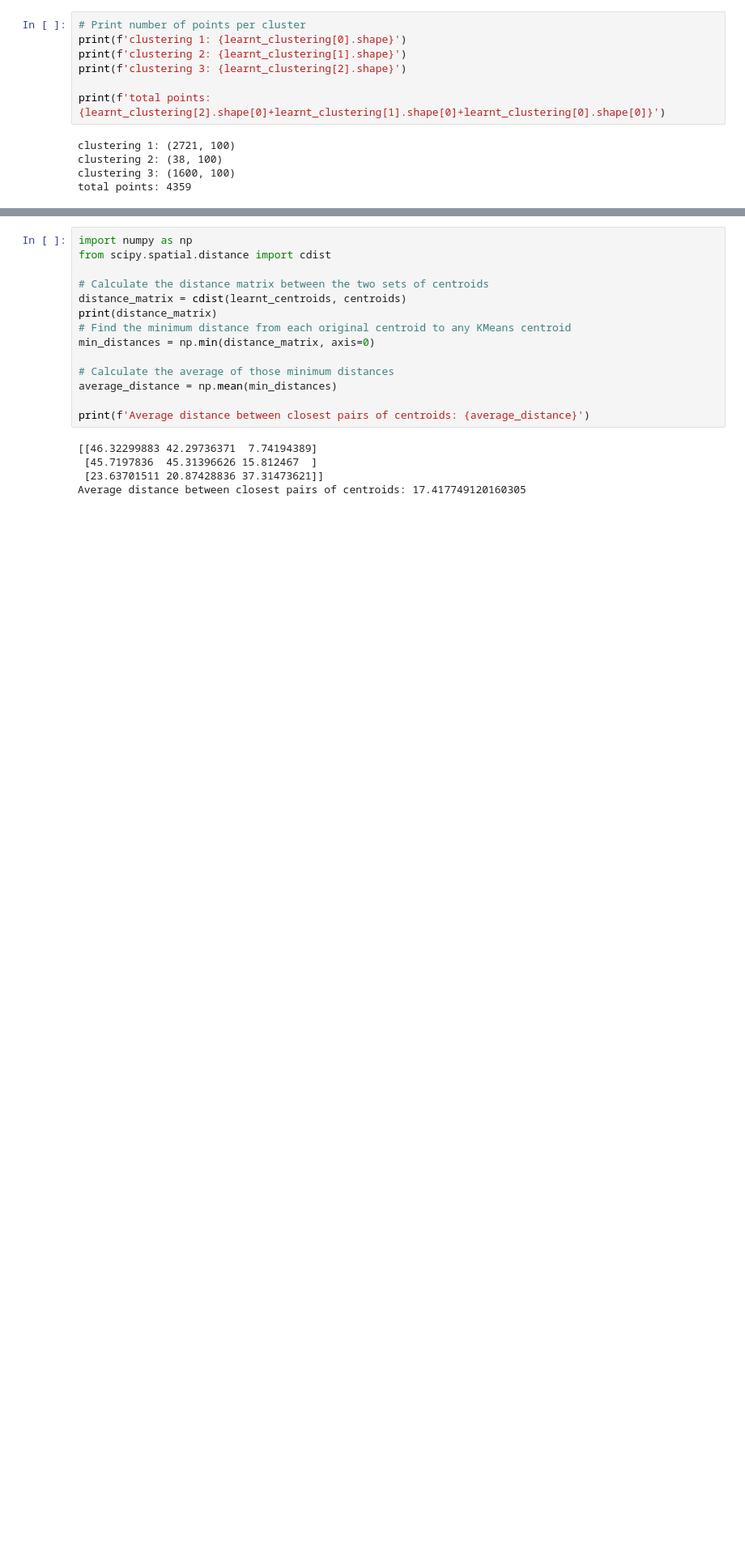
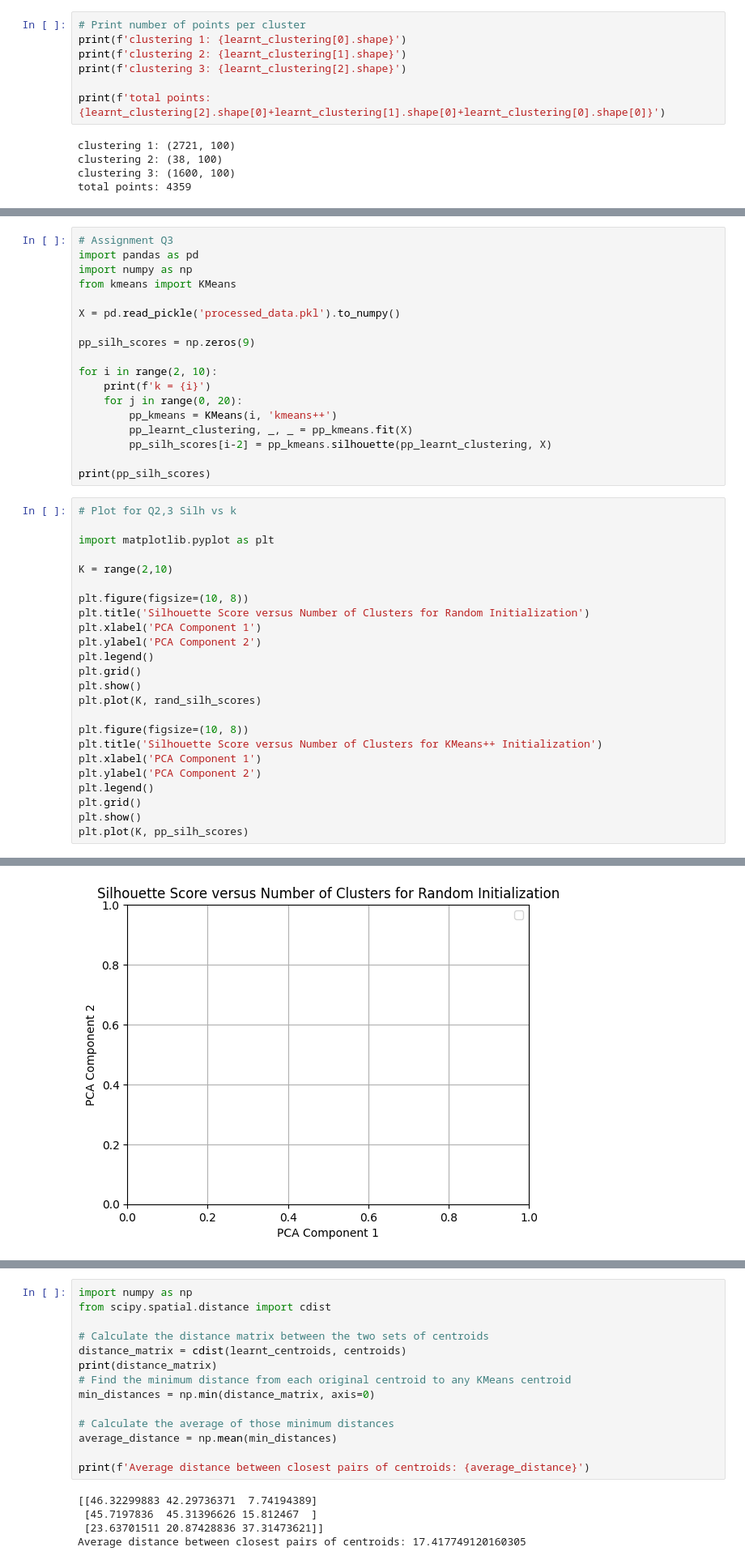
Before and after one commit to koiralashlok/KMeans-from-scratch, a Jupyter notebook: src/buh.ipynb, the cells around one changed output, grey strips where cells are left out. Shown: that part at 81% size. Saved outputs shown, nothing was run; the diff lists cells and outputs as text; blank space fills up the shorter version.

```diff
--- a/src/buh.ipynb
+++ b/src/buh.ipynb
@@ -121,0 +155,43 @@ plt.show()
+# %%
+# Assignment Q3
+import pandas as pd
+import numpy as np
+from kmeans import KMeans
+
+X = pd.read_pickle('processed_data.pkl').to_numpy()
+
+pp_silh_scores = np.zeros(9)
+
+for i in range(2, 10):
+    print(f'k = {i}')
+    for j in range(0, 20):
+        pp_kmeans = KMeans(i, 'kmeans++')
+        pp_learnt_clustering, _, _ = pp_kmeans.fit(X)
+        pp_silh_scores[i-2] = pp_kmeans.silhouette(pp_learnt_clustering, X)
+
+print(pp_silh_scores)
+# %%
+# Plot for Q2,3 Silh vs k
+
+import matplotlib.pyplot as plt
+
+K = range(2,10)
+
+plt.figure(figsize=(10, 8))
+plt.title('Silhouette Score versus Number of Clusters for Random Initialization')
+plt.xlabel('PCA Component 1')
+plt.ylabel('PCA Component 2')
+plt.legend()
+plt.grid()
+plt.show()
+plt.plot(K, rand_silh_scores)
+
+plt.figure(figsize=(10, 8))
+plt.title('Silhouette Score versus Number of Clusters for KMeans++ Initialization')
+plt.xlabel('PCA Component 1')
+plt.ylabel('PCA Component 2')
+plt.legend()
+plt.grid()
+plt.show()
+plt.plot(K, pp_silh_scores)
+# %% [output]
@@ -121,0 +199 @@ plt.show()
+[figure, added]
```
Also changed, not shown: parts of 6 cells of this notebook, 2 other files.
